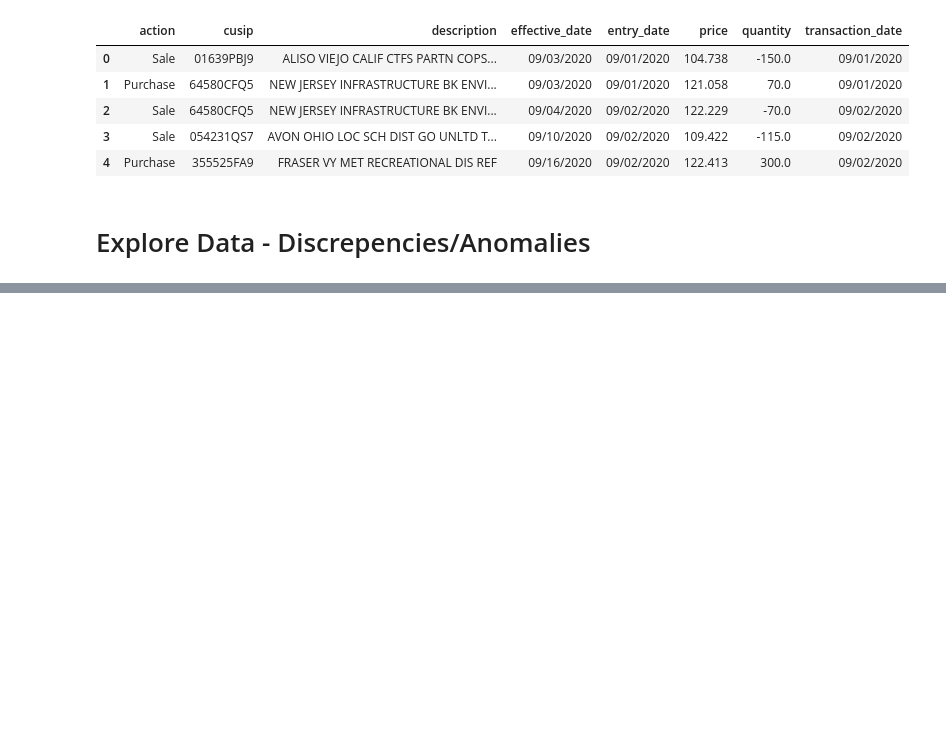
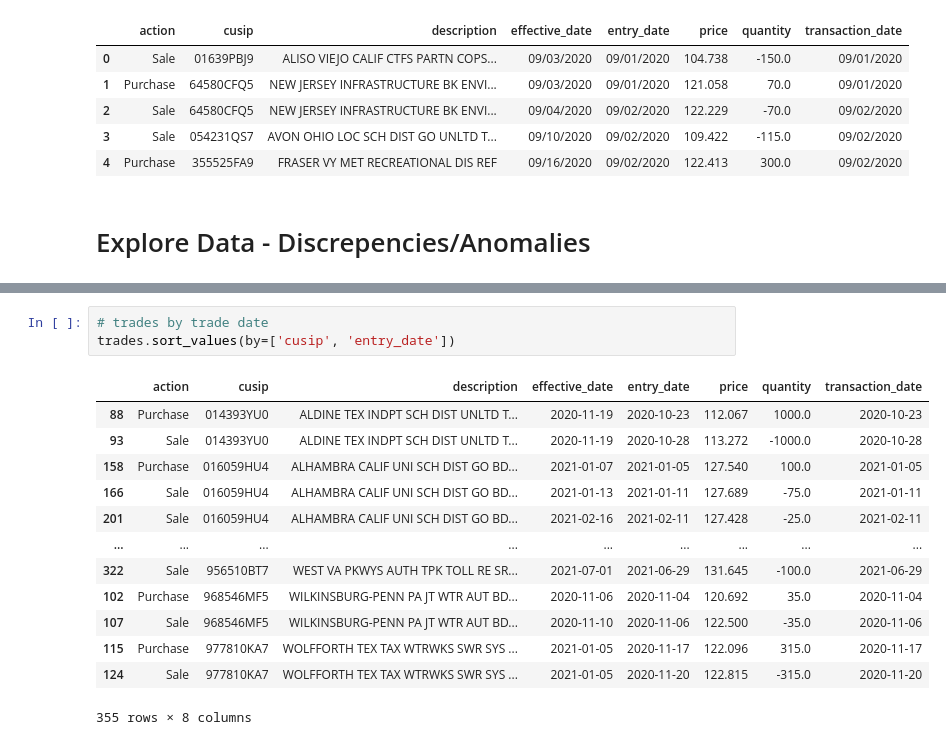
Before and after one commit to albertopuentes/small-side-projects, a Jupyter notebook: Sample_Trade_History_Monitor.ipynb, the cells around one changed output, grey strips where cells are left out. Cells and saved outputs as stored; diff of their text form; blank space fills up the shorter version.

```diff
--- a/Sample_Trade_History_Monitor.ipynb
+++ b/Sample_Trade_History_Monitor.ipynb
@@ -202,0 +201,17 @@ trades.groupby(['cusip', 'effective_date']).head()
+# %%
+# trades by trade date
+trades.sort_values(by=['cusip', 'entry_date'])
+# %% [output]
+|  | action | cusip | description | effective_date | entry_date | price | quantity | transaction_date |
+| 88 | Purchase | 014393YU0 | ALDINE TEX INDPT SCH DIST UNLTD T... | 2020-11-19 | 2020-10-23 | 112.067 | 1000.0 | 2020-10-23 |
+| 93 | Sale | 014393YU0 | ALDINE TEX INDPT SCH DIST UNLTD T... | 2020-11-19 | 2020-10-28 | 113.272 | -1000.0 | 2020-10-28 |
+| 158 | Purchase | 016059HU4 | ALHAMBRA CALIF UNI SCH DIST GO BD... | 2021-01-07 | 2021-01-05 | 127.540 | 100.0 | 2021-01-05 |
+| 166 | Sale | 016059HU4 | ALHAMBRA CALIF UNI SCH DIST GO BD... | 2021-01-13 | 2021-01-11 | 127.689 | -75.0 | 2021-01-11 |
+| 201 | Sale | 016059HU4 | ALHAMBRA CALIF UNI SCH DIST GO BD... | 2021-02-16 | 2021-02-11 | 127.428 | -25.0 | 2021-02-11 |
+| ... | ... | ... | ... | ... | ... | ... | ... | ... |
+| 322 | Sale | 956510BT7 | WEST VA PKWYS AUTH TPK TOLL RE SR... | 2021-07-01 | 2021-06-29 | 131.645 | -100.0 | 2021-06-29 |
+| 102 | Purchase | 968546MF5 | WILKINSBURG-PENN PA JT WTR AUT BD... | 2020-11-06 | 2020-11-04 | 120.692 | 35.0 | 2020-11-04 |
+| 107 | Sale | 968546MF5 | WILKINSBURG-PENN PA JT WTR AUT BD... | 2020-11-10 | 2020-11-06 | 122.500 | -35.0 | 2020-11-06 |
+| 115 | Purchase | 977810KA7 | WOLFFORTH TEX TAX WTRWKS SWR SYS ... | 2021-01-05 | 2020-11-17 | 122.096 | 315.0 | 2020-11-17 |
+| 124 | Sale | 977810KA7 | WOLFFORTH TEX TAX WTRWKS SWR SYS ... | 2021-01-05 | 2020-11-20 | 122.815 | -315.0 | 2020-11-20 |
+355 rows × 8 columns
```
Also changed, not shown: parts of 6 cells of this notebook.
